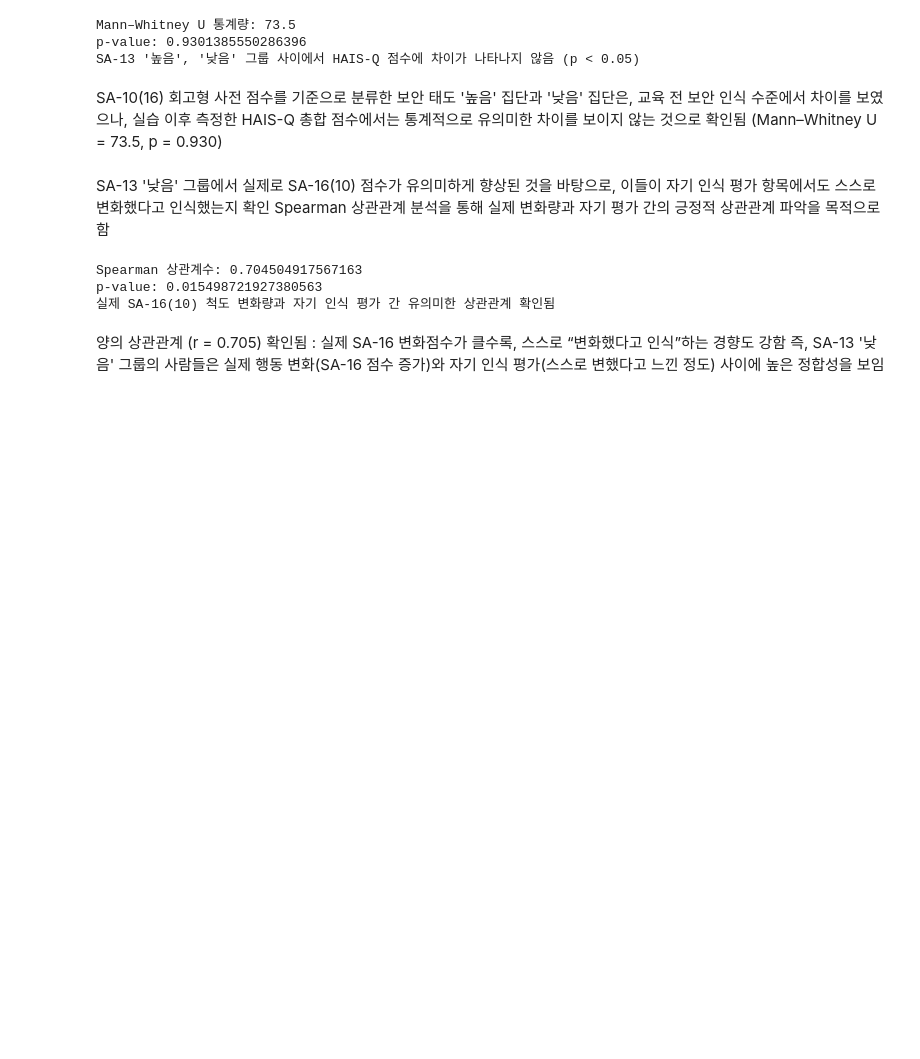
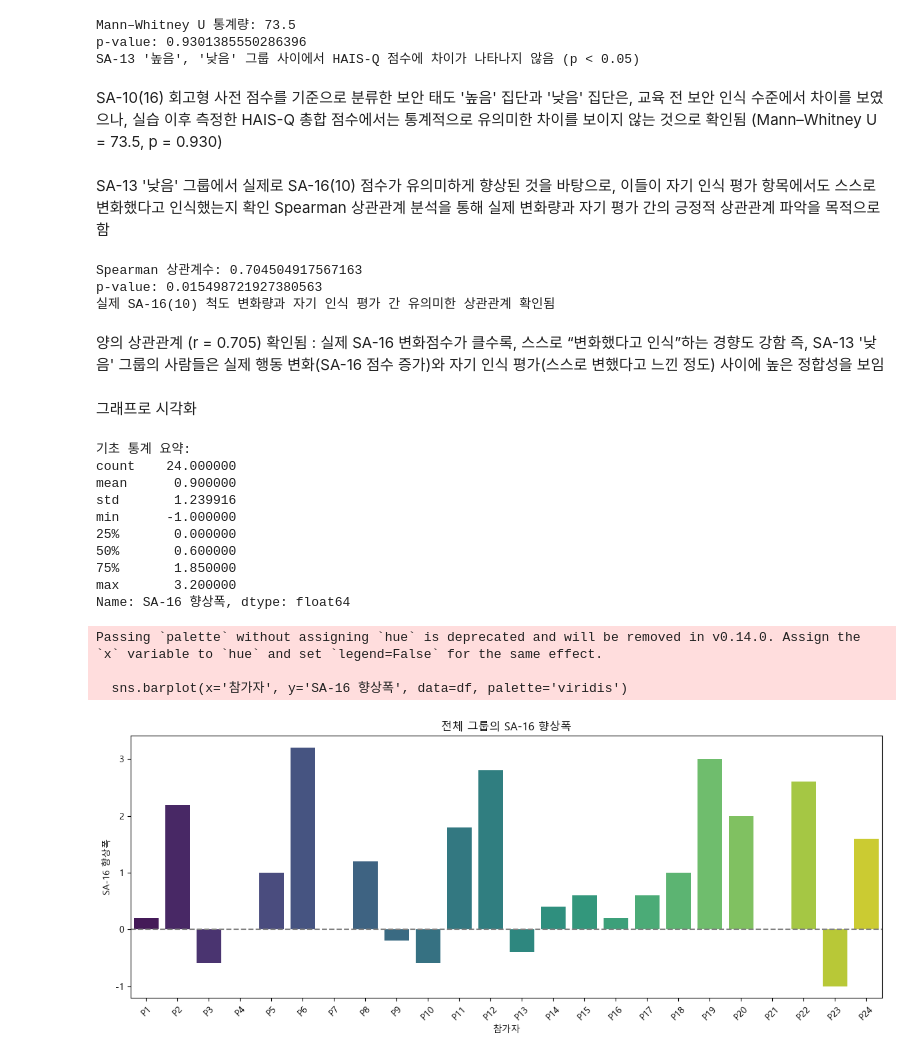
Before and after one commit to jeonminju2/llm_anal, a Jupyter notebook: anal.ipynb, the cells around one changed output. Saved outputs shown, nothing was run; the diff lists cells and outputs as text; code cells hidden in the pictures; blank space fills up the shorter version.

```diff
--- a/anal.ipynb
+++ b/anal.ipynb
@@ -144,3 +144,47 @@ p-value: 0.015498721927380563
 양의 상관관계 (r = 0.705) 확인됨
 : 실제 SA-16 변화점수가 클수록, 스스로 “변화했다고 인식”하는 경향도 강함
 즉, SA-13 '낮음' 그룹의 사람들은 실제 행동 변화(SA-16 점수 증가)와 자기 인식 평가(스스로 변했다고 느낀 정도) 사이에 높은 정합성을 보임
+# %% [markdown]
+그래프로 시각화
+# %%
+import matplotlib.pyplot as plt
+import seaborn as sns
+import pandas as pd
+
+plt.rcParams['font.family'] = 'Malgun Gothic'  # Windows
+plt.rcParams['axes.unicode_minus'] = False
+# %%
+sa16_all = [
+    0.2, 2.2, -0.6, 0, 1, 3.2, 0, 1.2, -0.2, -0.6, 1.8, 2.8,
+    -0.4, 0.4, 0.6, 0.2, 0.6, 1, 3, 2, 0, 2.6, -1, 1.6
+]
+df = pd.DataFrame({'참가자': [f'P{i+1}' for i in range(len(sa16_all))],
+                   'SA-16 향상폭': sa16_all})
+
+# 평균/중앙값 등 통계 출력
+print("기초 통계 요약:")
+print(df['SA-16 향상폭'].describe())
+
+# 그래프 그리기
+plt.figure(figsize=(12, 5))
+sns.barplot(x='참가자', y='SA-16 향상폭', data=df, palette='viridis')
+plt.axhline(0, color='gray', linestyle='--')
+plt.title('전체 그룹의 SA-16 향상폭')
+plt.xticks(rotation=45)
+plt.tight_layout()
+plt.show()
+# %% [output]
+기초 통계 요약:
+count    24.000000
+mean      0.900000
+std       1.239916
+min      -1.000000
+25%       0.000000
+50%       0.600000
+75%       1.850000
+max       3.200000
+Name: SA-16 향상폭, dtype: float64
+Passing `palette` without assigning `hue` is deprecated and will be removed in v0.14.0. Assign the `x` variable to `hue` and set `legend=False` for the same effect.
+
+  sns.barplot(x='참가자', y='SA-16 향상폭', data=df, palette='viridis')
+[figure, added]
```
Also changed, not shown: parts of 3 cells of this notebook, 1 other file.
